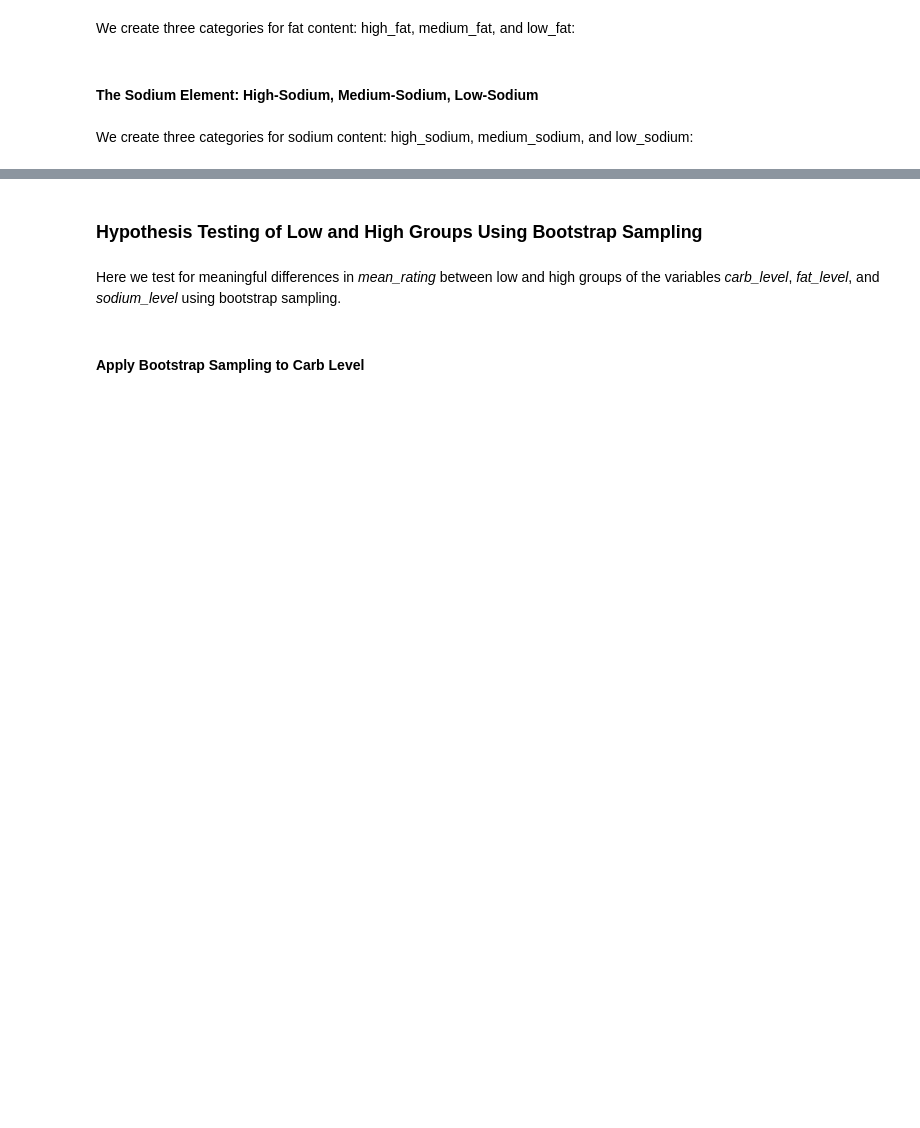
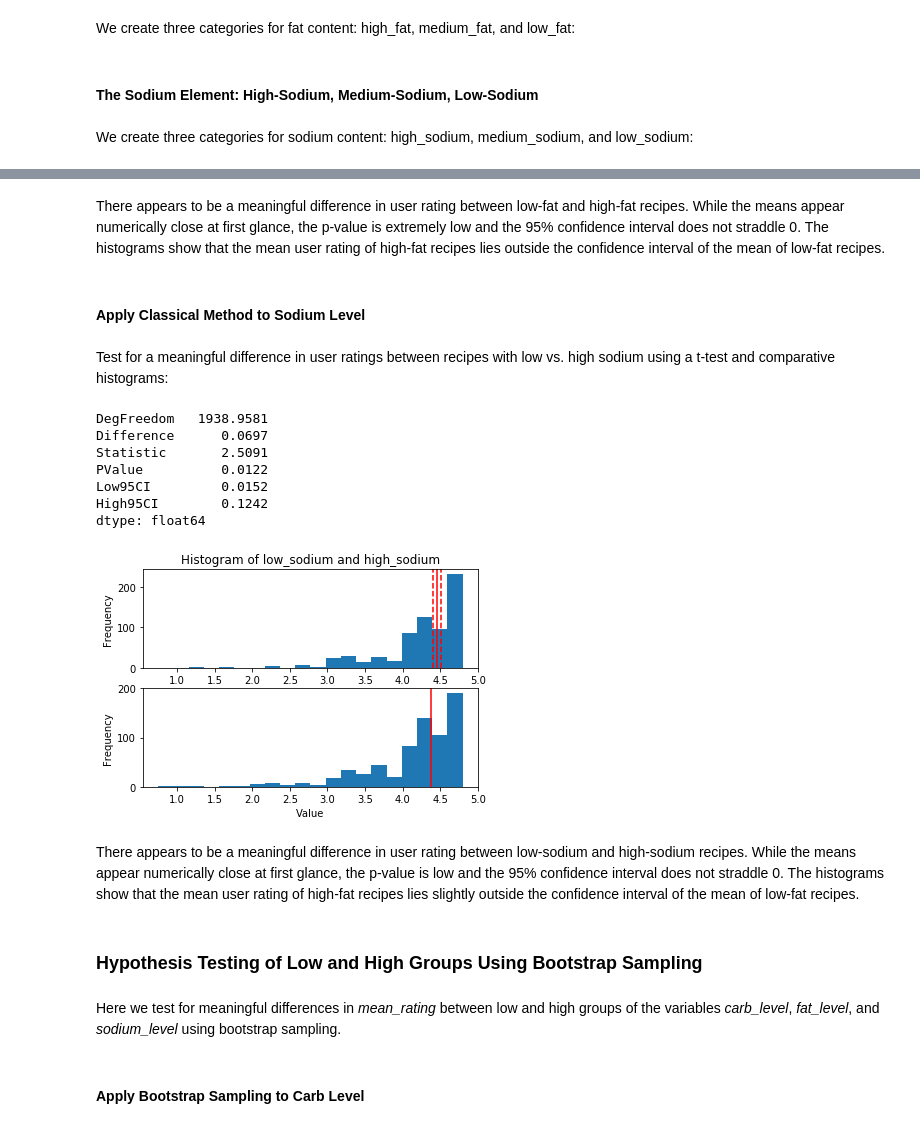
Before and after one commit to pelorenz/data-science-410, a Jupyter notebook: PeterLorenz-M02.ipynb, the cells around one changed output, grey strips where cells are left out. Drawn from its saved outputs; the diff is of its cells as text; code cells hidden in the pictures; blank space fills up the shorter version.

```diff
--- a/PeterLorenz-M02.ipynb
+++ b/PeterLorenz-M02.ipynb
@@ -348,3 +452,31 @@ recipes['sodium_level'] = sodium_level
+# %% [markdown]
+There appears to be a meaningful difference in user rating between low-fat and high-fat recipes. While the means appear numerically close at first glance, the p-value is extremely low and the 95% confidence interval does not straddle 0. The histograms show that the mean user rating of high-fat recipes lies outside the confidence interval of the mean of low-fat recipes.
+# %% [markdown]
+#### Apply Classical Method to Sodium Level
+# %% [markdown]
+Test for a meaningful difference in user ratings between recipes with low vs. high sodium using a t-test and comparative histograms:
+# %%
+# Extract groups
+low_sodium = np.array(recipes.loc[recipes.loc[:, 'sodium_level'] == 'low_sodium', 'mean_rating'])
+high_sodium = np.array(recipes.loc[recipes.loc[:, 'sodium_level'] == 'high_sodium', 'mean_rating'])
+
+# perform t-test
+test_sodium_level = t_test(low_sodium, high_sodium, alpha = 0.05)
+print(test_sodium_level)
+
+# produce comparative plots
+plot_t(low_sodium, high_sodium, test_sodium_level, cols=['low_sodium', 'high_sodium'])
+# %% [output]
+DegFreedom   1938.9581
+Difference      0.0697
+Statistic       2.5091
+PValue          0.0122
+Low95CI         0.0152
+High95CI        0.1242
+dtype: float64
+[figure, added]
+# %% [markdown]
+There appears to be a meaningful difference in user rating between low-sodium and high-sodium recipes. While the means appear numerically close at first glance, the p-value is low and the 95% confidence interval does not straddle 0. The histograms show that the mean user rating of high-fat recipes lies slightly outside the confidence interval of the mean of low-fat recipes.
 # %% [markdown]
 ### Hypothesis Testing of Low and High Groups Using Bootstrap Sampling
 # %% [markdown]
```
Also changed, not shown: parts of 45 cells of this notebook.
